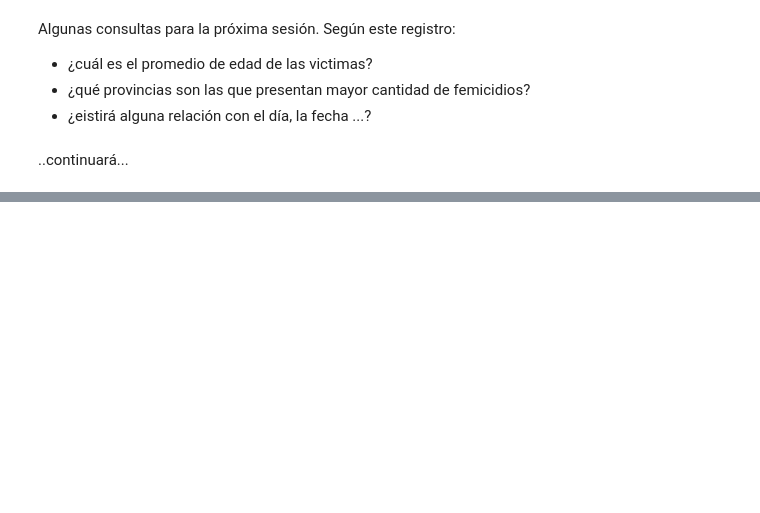
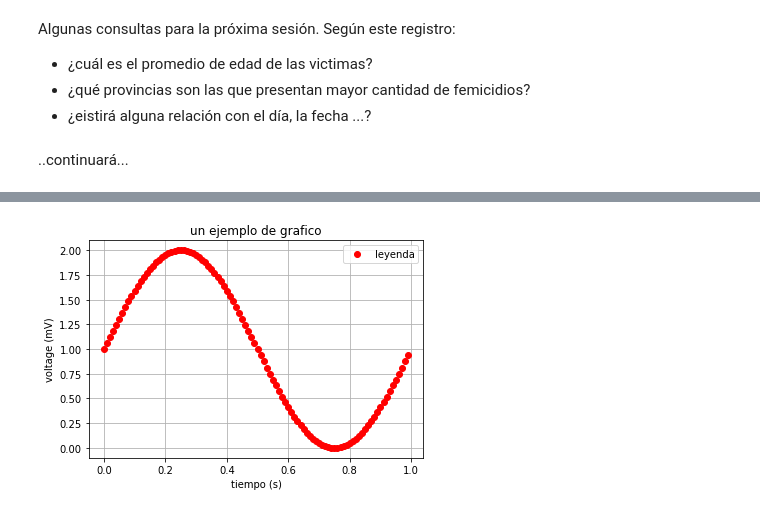
Before and after one commit to v44p/taller_datos, a Jupyter notebook: Taller_data.ipynb, the cells around one changed output, grey strips where cells are left out. Cells and saved outputs as stored; diff of their text form; code cells hidden in the pictures; blank space fills up the shorter version.

```diff
--- a/Taller_data.ipynb
+++ b/Taller_data.ipynb
@@ -393,0 +861,14 @@ Algunas consultas para la próxima sesión. Según este registro:
+# %%
+t = np.arange(0.0, 1.0, 0.01)
+s = 1 + np.sin(2*np.pi*t)
+# %%
+plt.plot(t, s, 'or', label="leyenda")
+plt.xlabel('tiempo (s)')
+plt.ylabel('voltage (mV)')
+plt.title('un ejemplo de grafico')
+plt.grid(True)
+plt.savefig("test.png")
+plt.legend()
+plt.show()
+# %% [output]
+[figure, added]
```
Also changed, not shown: parts of 74 cells of this notebook.
